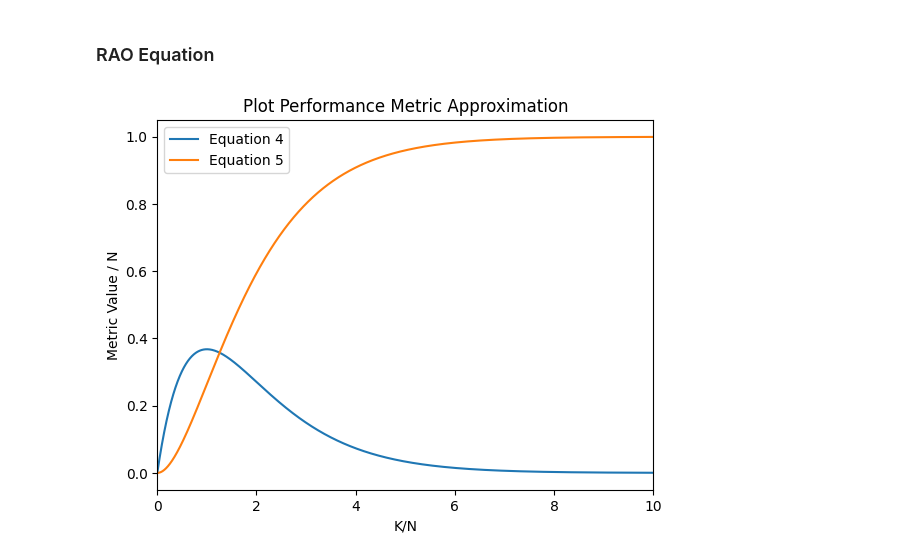
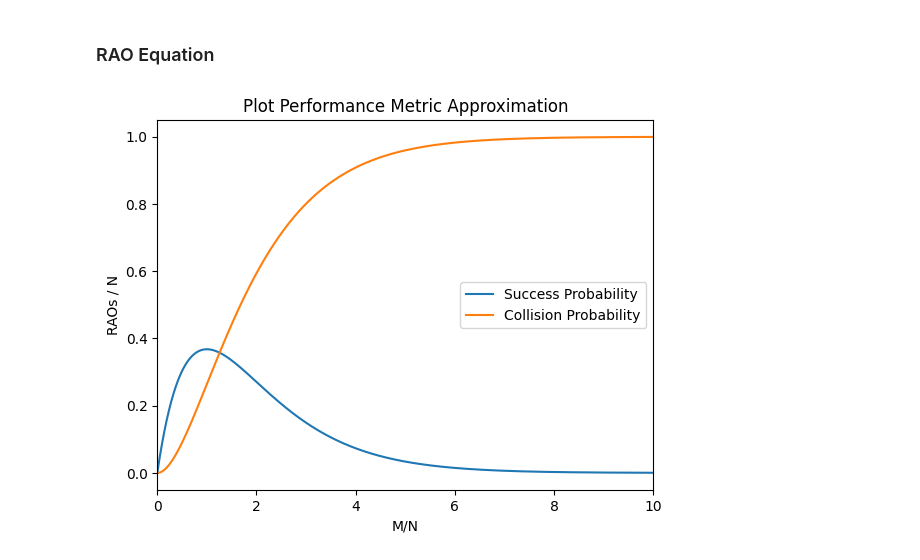
Before and after one commit to bmw-ece-ntust/internship, a Jupyter notebook: Study Notes/One Shot RA/simulation.ipynb, the cells around one changed output. Cells and saved outputs as stored; diff of their text form; code cells hidden in the pictures.

```diff
--- a/Study Notes/One Shot RA/simulation.ipynb
+++ b/Study Notes/One Shot RA/simulation.ipynb
@@ -49,32 +49,32 @@ def collisionP(NCi, i_max, N):
 # %%
 
 
 plt.title('Plot Performance metric approximation')
 
 for N in [3]:
     i = N * 1000  # Number of points
     k0 = N * 10  # Maximum value for K
     K = np.linspace(0, k0, i)  # Generate K values
 
     NSi1 = NSi(K, N)  # Compute NSi values
     NCi1 = NCi(K, N)  # Compute NCi values
 
     # Normalize K, NSi1, and NCi1 by N for plotting
     normalized_K = K / N
     normalized_NSi1 = NSi1 / N
     normalized_NCi1 = NCi1 / N
 
     # Plotting
     plt.title('Plot Performance Metric Approximation')
-    plt.plot(normalized_K, normalized_NSi1, label='Equation 4')
-    plt.plot(normalized_K, normalized_NCi1, label='Equation 5')
+    plt.plot(normalized_K, normalized_NSi1, label='Success Probability')
+    plt.plot(normalized_K, normalized_NCi1, label='Collision Probability')
     plt.xlim(0, 10)  # Set x-axis limits
-    plt.xlabel('K/N')  # x-axis label
-    plt.ylabel('Metric Value / N')  # y-axis label
+    plt.xlabel('M/N')  # x-axis label
+    plt.ylabel('RAOs / N')  # y-axis label
     plt.legend()  # Show legend
     plt.show()  # Display plot
 # %% [output]
-[figure, old version]
+[figure, new version]
 # %%
 
 ### Plot the success probability
```
Also changed, not shown: parts of 1 cell of this notebook, 3 other files.
